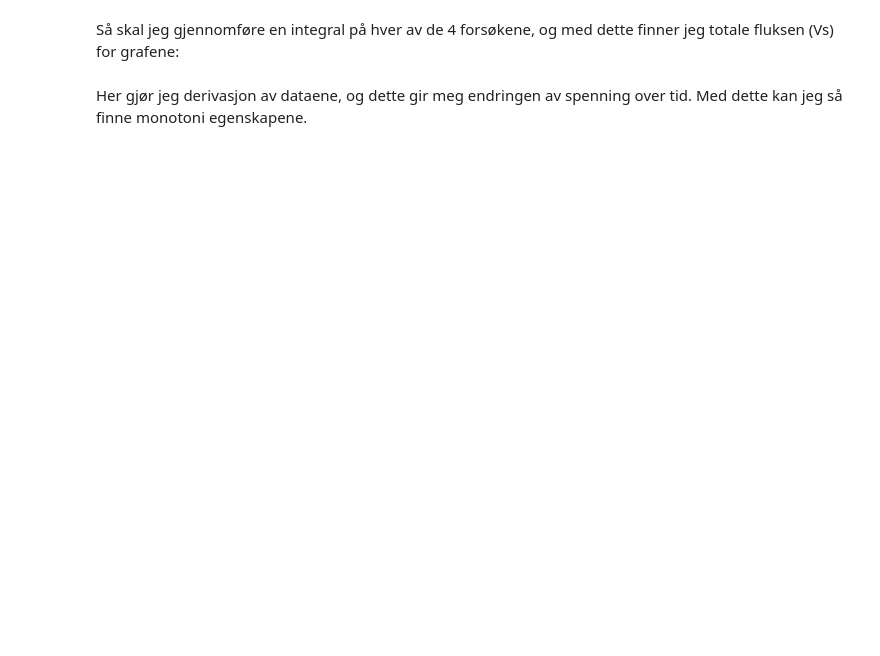
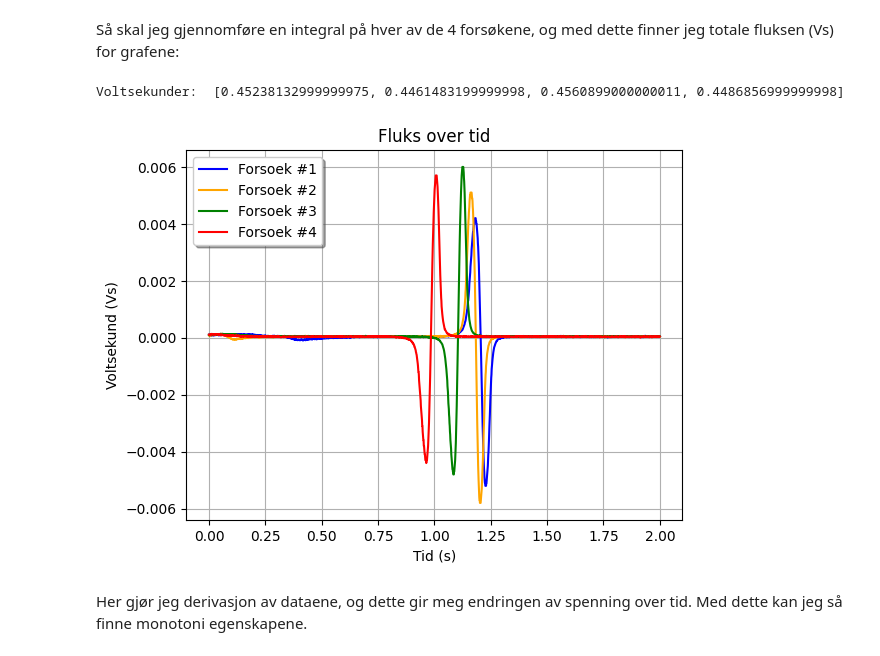
Before and after one commit to TheOriginalCER06/R1-Kodeprosjekt, a Jupyter notebook: main.ipynb, the cells around one changed output. Cells and saved outputs as stored; diff of their text form; code cells hidden in the pictures; blank space fills up the shorter version.

```diff
--- a/main.ipynb
+++ b/main.ipynb
@@ -59,17 +62,20 @@ Så skal jeg gjennomføre en integral på hver av de 4 forsøkene, og med dette
 # %%
 voltsekunder = []
 voltsekund = []
 for i in range(len(ems)):
     voltsekunder.append(0)
     voltsekund.append([])
     for j in range(len(ems[i])):
         voltsekunder[i] += abs(ems[i][j] * (0.001))
         voltsekund[i].append((ems[i][j] * (0.001)))
 
 print("Voltsekunder: ", voltsekunder)
 for i in range(len(voltsekund)):
-    plt.plot(tid, voltsekund[i], label=lables[i])
-do_plot("Tid (s)", "Voltsekund (Vs)", "Voltsekund over tid")
+    plt.plot(tid, voltsekund[i], label=lables[i], color=farger[i])
+do_plot("Tid (s)", "Voltsekund (Vs)", "Fluks over tid")
+# %% [output]
+Voltsekunder:  [0.45238132999999975, 0.4461483199999998, 0.4560899000000011, 0.4486856999999998]
+[figure, added]
 # %% [markdown]
 Her gjør jeg derivasjon av dataene, og dette gir meg endringen av spenning over tid. Med dette kan jeg så finne monotoni egenskapene.
 # %%
```
Also changed, not shown: parts of 11 cells of this notebook, 1 other file.
